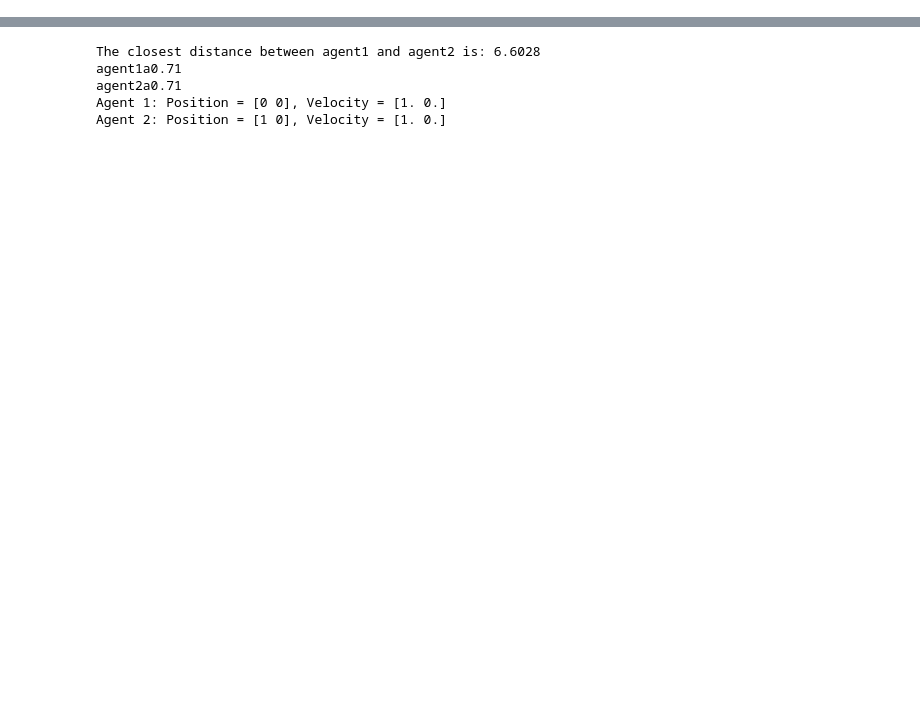
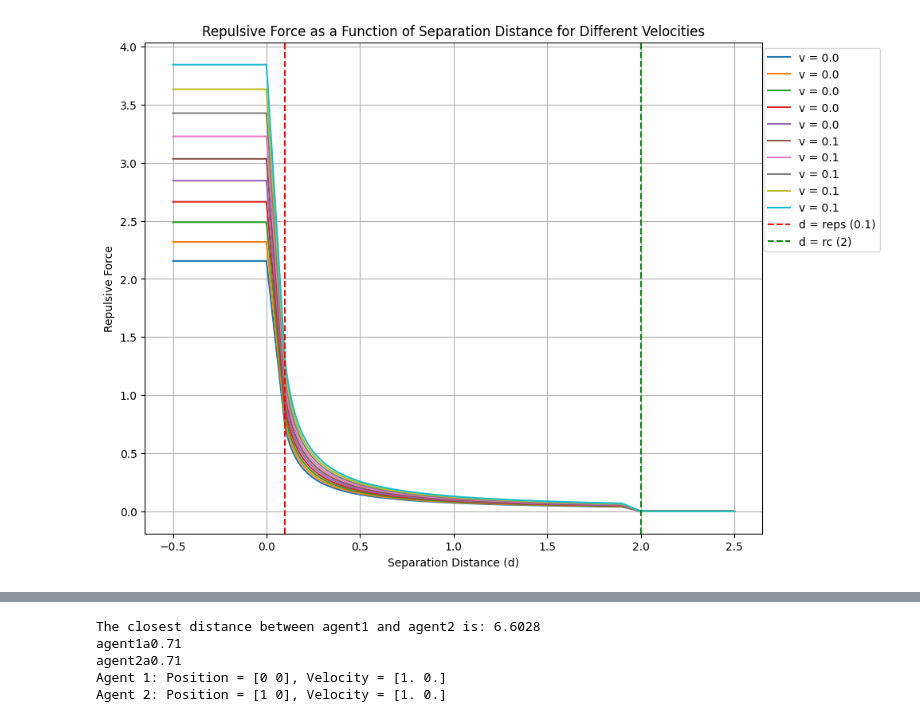
Before and after one commit to s2013568/DEM_test, a Jupyter notebook: Ageng_based_simulation/Force_based_model/Test_zone_5.ipynb, the cells around one changed output, grey strips where cells are left out. Drawn from its saved outputs; the diff is of its cells as text; code cells hidden in the pictures; blank space fills up the shorter version.

```diff
--- a/Ageng_based_simulation/Force_based_model/Test_zone_5.ipynb
+++ b/Ageng_based_simulation/Force_based_model/Test_zone_5.ipynb
@@ -110,0 +214,51 @@ Results saved to simulation_results_evenly_spaced.csv
+# %%
+import numpy as np
+import matplotlib.pyplot as plt
+
+# Constants
+eta = 0.2
+mass = 1
+reps = 0.1
+rc = 2
+
+# Define the repulsive force calculation function
+def calculate_repulsive_force(d, eta, mass, relative_velocity, reps, rc):
+    if d > rc:
+        return 0
+    elif d < reps:
+        Frep = mass * ((eta * 1.34 + relative_velocity) ** 2) / reps
+        repulsion_factor = 3 - (2 * (d / reps))
+        if d >= 0:
+            return repulsion_factor * Frep
+        else:
+            return 3 * Frep
+    elif d >= rc - reps and d < rc:
+        Fc = mass * ((eta * 1.34 + relative_velocity) ** 2) / (rc - reps)
+        return (-Fc / (reps)) * (d - rc + reps) + Fc
+    else:
+        return (mass * ((eta * 1.34 + relative_velocity) ** 2)) / d
+
+# Generate a range of d values
+d_values = np.linspace(-0.5, 2.5, 500)
+
+# Plotting
+plt.figure(figsize=(10, 8))
+
+# Loop over different relative velocities from 0 to 3 in 0.2 intervals
+for relative_velocity in np.arange(0, 0.1, 0.01):
+    repulsive_forces = [calculate_repulsive_force(d, eta, mass, relative_velocity, reps, rc) for d in d_values]
+    plt.plot(d_values, repulsive_forces, label=f"v = {relative_velocity:.1f}")
+
+# Plot vertical lines for reps and rc
+plt.axvline(x=reps, color="r", linestyle="--", label=f"d = reps ({reps})")
+plt.axvline(x=rc, color="g", linestyle="--", label=f"d = rc ({rc})")
+
+# Labels and title
+plt.xlabel("Separation Distance (d)")
+plt.ylabel("Repulsive Force")
+plt.title("Repulsive Force as a Function of Separation Distance for Different Velocities")
+plt.legend(loc="upper right", bbox_to_anchor=(1.2, 1))
+plt.grid(True)
+plt.show()
+# %% [output]
+[figure, added]
```
Also changed, not shown: parts of 6 cells of this notebook, 15 other files.
